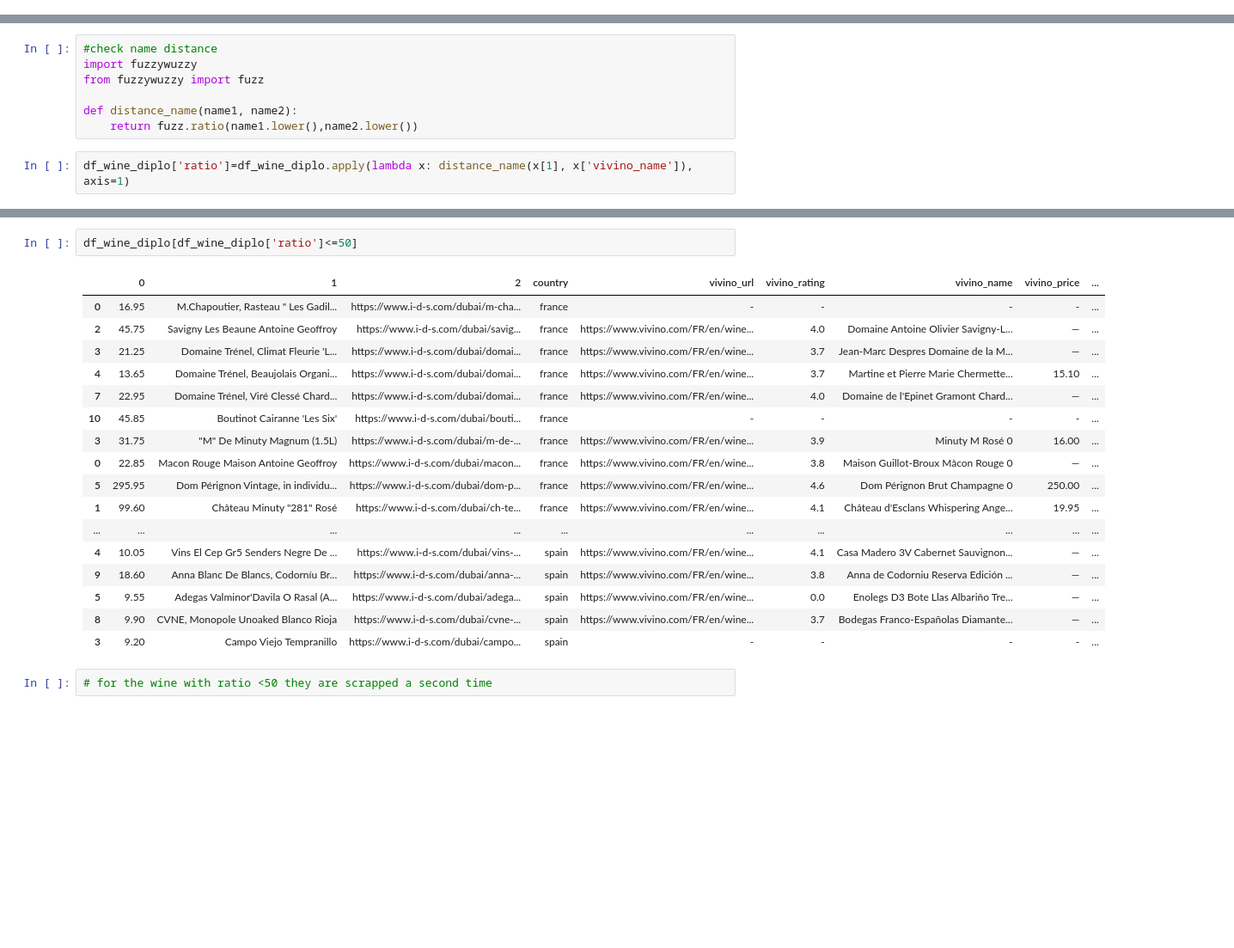
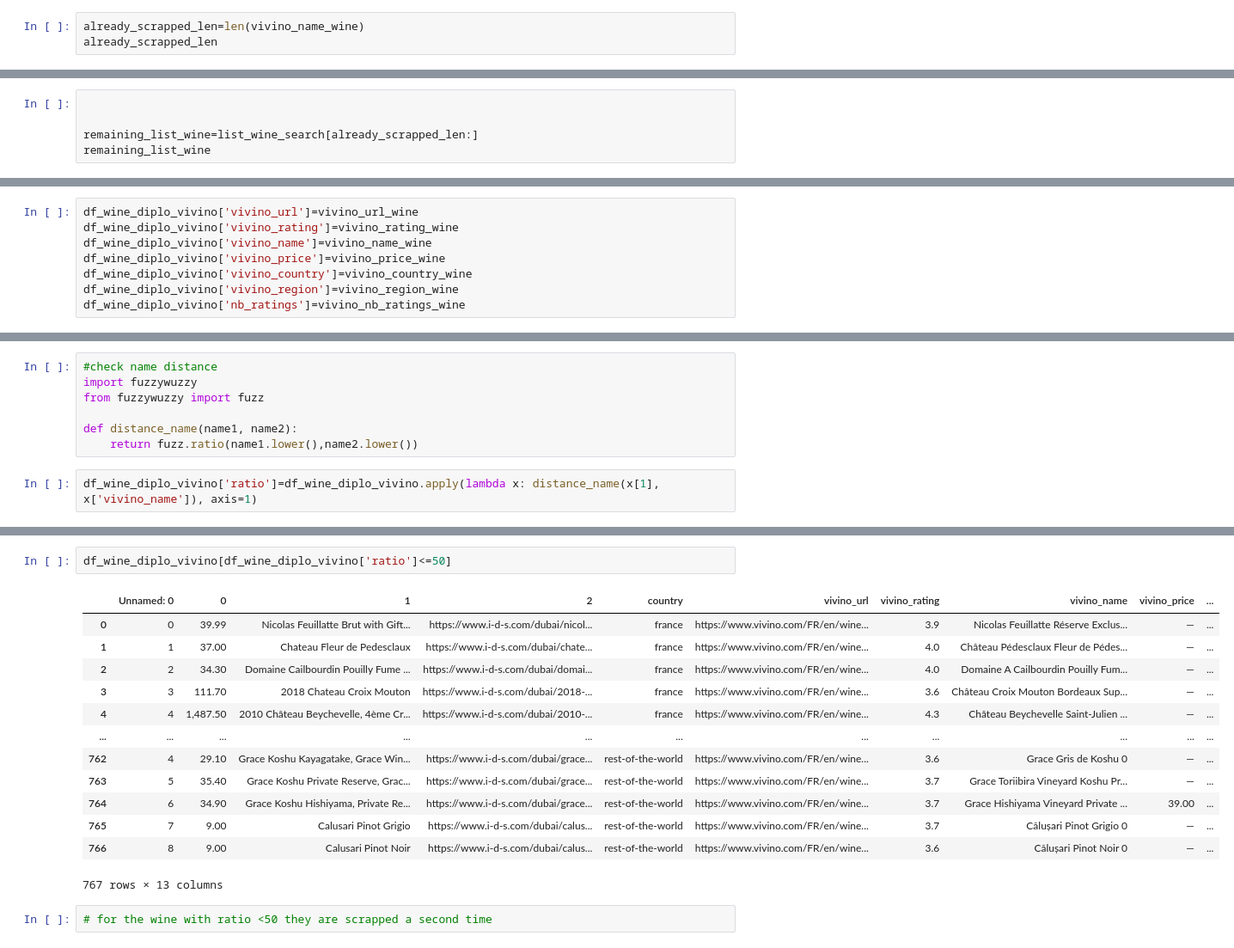
Before and after one commit to huruizverastegui/wine_scrapping, a Jupyter notebook: Wine scrapping.ipynb, the cells around one changed output, grey strips where cells are left out. Shown: that part at 86% size. Cells and saved outputs as stored; diff of their text form; blank space fills up the shorter version.

```diff
--- a/Wine scrapping.ipynb
+++ b/Wine scrapping.ipynb
@@ -513,0 +502,3 @@ ValueError: Length of values (10) does not match length of index (675)
+# %%
+already_scrapped_len=len(vivino_name_wine)
+already_scrapped_len
@@ -513,0 +507,5 @@ ValueError: Length of values (10) does not match length of index (675)
+# %%
+
+
+remaining_list_wine=list_wine_search[already_scrapped_len:]
+remaining_list_wine
@@ -513,0 +669,8 @@ ValueError: Length of values (10) does not match length of index (675)
+# %%
+df_wine_diplo_vivino['vivino_url']=vivino_url_wine
+df_wine_diplo_vivino['vivino_rating']=vivino_rating_wine
+df_wine_diplo_vivino['vivino_name']=vivino_name_wine
+df_wine_diplo_vivino['vivino_price']=vivino_price_wine
+df_wine_diplo_vivino['vivino_country']=vivino_country_wine
+df_wine_diplo_vivino['vivino_region']=vivino_region_wine
+df_wine_diplo_vivino['nb_ratings']=vivino_nb_ratings_wine
@@ -535,4 +716,4 @@ from fuzzywuzzy import fuzz
 def distance_name(name1, name2):
     return fuzz.ratio(name1.lower(),name2.lower())
 # %%
-df_wine_diplo['ratio']=df_wine_diplo.apply(lambda x: distance_name(x[1], x['vivino_name']), axis=1)
+df_wine_diplo_vivino['ratio']=df_wine_diplo_vivino.apply(lambda x: distance_name(x[1], x['vivino_name']), axis=1)
@@ -539,23 +726,19 @@ df_wine_diplo['ratio']=df_wine_diplo.apply(lambda x: distance_name(x[1], x['vivi
 # %%
-df_wine_diplo[df_wine_diplo['ratio']<=50]
+df_wine_diplo_vivino[df_wine_diplo_vivino['ratio']<=50]
 # %% [output]
-|  | 0 | 1 | 2 | country | vivino_url | vivino_rating | vivino_name | vivino_price | ... |
-| 0 | 16.95 | M.Chapoutier, Rasteau " Les Gadil... | https://www.i-d-s.com/dubai/m-cha... | france | - | - | - | - | ... |
-| 2 | 45.75 | Savigny Les Beaune Antoine Geoffroy | https://www.i-d-s.com/dubai/savig... | france | https://www.vivino.com/FR/en/wine... | 4.0 | Domaine Antoine Olivier Savigny-L... | — | ... |
-| 3 | 21.25 | Domaine Trénel, Climat Fleurie 'L... | https://www.i-d-s.com/dubai/domai... | france | https://www.vivino.com/FR/en/wine... | 3.7 | Jean-Marc Despres Domaine de la M... | — | ... |
-| 4 | 13.65 | Domaine Trénel, Beaujolais Organi... | https://www.i-d-s.com/dubai/domai... | france | https://www.vivino.com/FR/en/wine... | 3.7 | Martine et Pierre Marie Chermette... | 15.10 | ... |
-| 7 | 22.95 | Domaine Trénel, Viré Clessé Chard... | https://www.i-d-s.com/dubai/domai... | france | https://www.vivino.com/FR/en/wine... | 4.0 | Domaine de l'Epinet Gramont Chard... | — | ... |
-| 10 | 45.85 | Boutinot Cairanne 'Les Six' | https://www.i-d-s.com/dubai/bouti... | france | - | - | - | - | ... |
-| 3 | 31.75 | "M" De Minuty Magnum (1.5L) | https://www.i-d-s.com/dubai/m-de-... | france | https://www.vivino.com/FR/en/wine... | 3.9 | Minuty M Rosé 0 | 16.00 | ... |
-| 0 | 22.85 | Macon Rouge Maison Antoine Geoffroy | https://www.i-d-s.com/dubai/macon... | france | https://www.vivino.com/FR/en/wine... | 3.8 | Maison Guillot-Broux Mâcon Rouge 0 | — | ... |
-| 5 | 295.95 | Dom Pérignon Vintage, in individu... | https://www.i-d-s.com/dubai/dom-p... | france | https://www.vivino.com/FR/en/wine... | 4.6 | Dom Pérignon Brut Champagne 0 | 250.00 | ... |
-| 1 | 99.60 | Château Minuty "281" Rosé | https://www.i-d-s.com/dubai/ch-te... | france | https://www.vivino.com/FR/en/wine... | 4.1 | Château d'Esclans Whispering Ange... | 19.95 | ... |
-| ... | ... | ... | ... | ... | ... | ... | ... | ... | ... |
-| 4 | 10.05 | Vins El Cep Gr5 Senders Negre De ... | https://www.i-d-s.com/dubai/vins-... | spain | https://www.vivino.com/FR/en/wine... | 4.1 | Casa Madero 3V Cabernet Sauvignon... | — | ... |
-| 9 | 18.60 | Anna Blanc De Blancs, Codorníu Br... | https://www.i-d-s.com/dubai/anna-... | spain | https://www.vivino.com/FR/en/wine... | 3.8 | Anna de Codorniu Reserva Edición ... | — | ... |
-| 5 | 9.55 | Adegas Valminor'Davila O Rasal (A... | https://www.i-d-s.com/dubai/adega... | spain | https://www.vivino.com/FR/en/wine... | 0.0 | Enolegs D3 Bote Llas Albariño Tre... | — | ... |
-| 8 | 9.90 | CVNE, Monopole Unoaked Blanco Rioja | https://www.i-d-s.com/dubai/cvne-... | spain | https://www.vivino.com/FR/en/wine... | 3.7 | Bodegas Franco-Españolas Diamante... | — | ... |
-| 3 | 9.20 | Campo Viejo Tempranillo | https://www.i-d-s.com/dubai/campo... | spain | - | - | - | - | ... |
+|  | Unnamed: 0 | 0 | 1 | 2 | country | vivino_url | vivino_rating | vivino_name | vivino_price | ... |
+| 0 | 0 | 39.99 | Nicolas Feuillatte Brut with Gift... | https://www.i-d-s.com/dubai/nicol... | france | https://www.vivino.com/FR/en/wine... | 3.9 | Nicolas Feuillatte Réserve Exclus... | — | ... |
+| 1 | 1 | 37.00 | Chateau Fleur de Pedesclaux | https://www.i-d-s.com/dubai/chate... | france | https://www.vivino.com/FR/en/wine... | 4.0 | Château Pédesclaux Fleur de Pédes... | — | ... |
+| 2 | 2 | 34.30 | Domaine Cailbourdin Pouilly Fume ... | https://www.i-d-s.com/dubai/domai... | france | https://www.vivino.com/FR/en/wine... | 4.0 | Domaine A Cailbourdin Pouilly Fum... | — | ... |
+| 3 | 3 | 111.70 | 2018 Chateau Croix Mouton | https://www.i-d-s.com/dubai/2018-... | france | https://www.vivino.com/FR/en/wine... | 3.6 | Château Croix Mouton Bordeaux Sup... | — | ... |
+| 4 | 4 | 1,487.50 | 2010 Château Beychevelle, 4ème Cr... | https://www.i-d-s.com/dubai/2010-... | france | https://www.vivino.com/FR/en/wine... | 4.3 | Château Beychevelle Saint-Julien ... | — | ... |
+| ... | ... | ... | ... | ... | ... | ... | ... | ... | ... | ... |
+| 762 | 4 | 29.10 | Grace Koshu Kayagatake, Grace Win... | https://www.i-d-s.com/dubai/grace... | rest-of-the-world | https://www.vivino.com/FR/en/wine... | 3.6 | Grace Gris de Koshu 0 | — | ... |
+| 763 | 5 | 35.40 | Grace Koshu Private Reserve, Grac... | https://www.i-d-s.com/dubai/grace... | rest-of-the-world | https://www.vivino.com/FR/en/wine... | 3.7 | Grace Toriibira Vineyard Koshu Pr... | — | ... |
+| 764 | 6 | 34.90 | Grace Koshu Hishiyama, Private Re... | https://www.i-d-s.com/dubai/grace... | rest-of-the-world | https://www.vivino.com/FR/en/wine... | 3.7 | Grace Hishiyama Vineyard Private ... | 39.00 | ... |
+| 765 | 7 | 9.00 | Calusari Pinot Grigio | https://www.i-d-s.com/dubai/calus... | rest-of-the-world | https://www.vivino.com/FR/en/wine... | 3.7 | Călușari Pinot Grigio 0 | — | ... |
+| 766 | 8 | 9.00 | Calusari Pinot Noir | https://www.i-d-s.com/dubai/calus... | rest-of-the-world | https://www.vivino.com/FR/en/wine... | 3.6 | Călușari Pinot Noir 0 | — | ... |
+767 rows × 13 columns
 # %%
 # for the wine with ratio <50 they are scrapped a second time
 # %%
```
Also changed, not shown: parts of 23 cells of this notebook, 9 other files.
